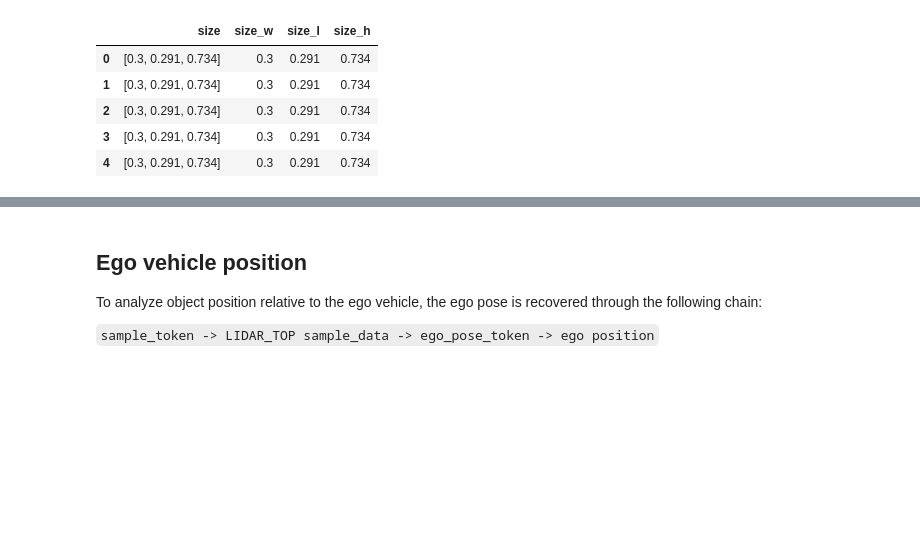
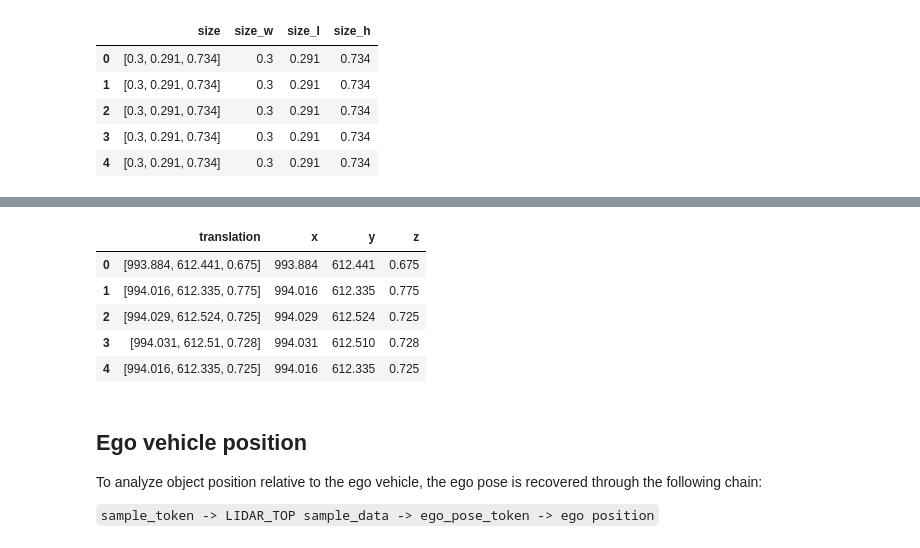
Before and after one commit to darkcyan-ugli-fruit/nuscenes-multimodal-learning, a Jupyter notebook: notebooks/00_EDA.ipynb, the cells around one changed output, grey strips where cells are left out. Cells and saved outputs as stored; diff of their text form; code cells hidden in the pictures; blank space fills up the shorter version.

```diff
--- a/notebooks/00_EDA.ipynb
+++ b/notebooks/00_EDA.ipynb
@@ -424,3 +429,18 @@ preprocessing_df[["size", "size_w", "size_l", "size_h"]].head()
+# %%
+# Split object translation into x, y, z coordinates
+preprocessing_df[["x", "y", "z"]] = pd.DataFrame(
+    preprocessing_df["translation"].tolist(),
+    index=preprocessing_df.index,
+)
+
+preprocessing_df[["translation", "x", "y", "z"]].head()
+# %% [output]
+|  | translation | x | y | z |
+| 0 | [993.884, 612.441, 0.675] | 993.884 | 612.441 | 0.675 |
+| 1 | [994.016, 612.335, 0.775] | 994.016 | 612.335 | 0.775 |
+| 2 | [994.029, 612.524, 0.725] | 994.029 | 612.524 | 0.725 |
+| 3 | [994.031, 612.51, 0.728] | 994.031 | 612.510 | 0.728 |
+| 4 | [994.016, 612.335, 0.725] | 994.016 | 612.335 | 0.725 |
 # %% [markdown]
 ## Ego vehicle position
 
```
Also changed, not shown: parts of 76 cells of this notebook.
